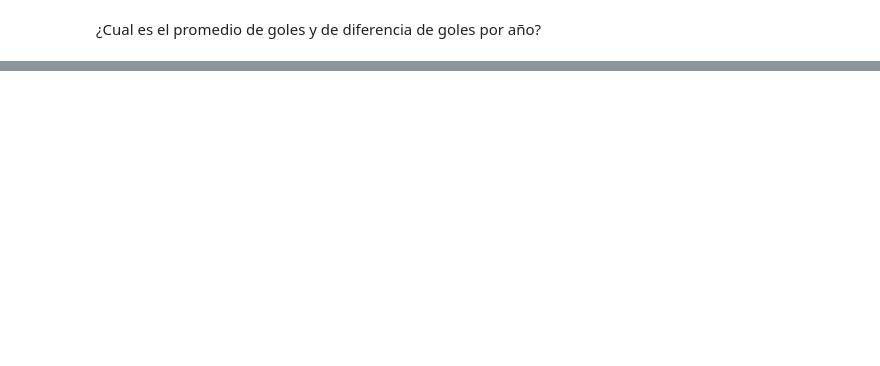
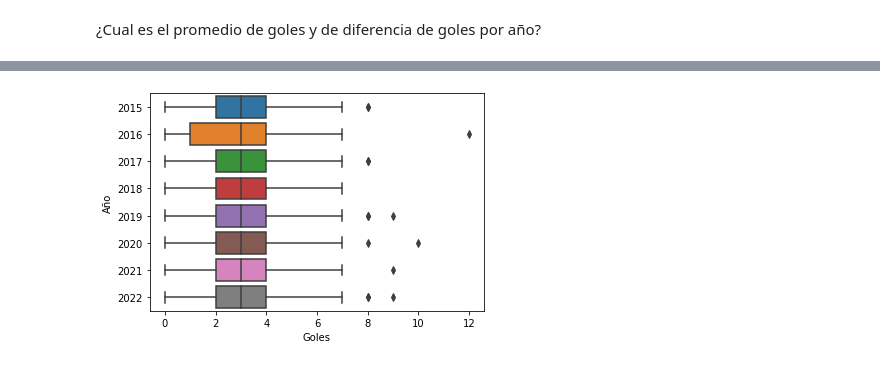
Before and after one commit to ThareauB/Proyecto-libertadores, a Jupyter notebook: proyecto_lib_ y_champ.ipynb, the cells around one changed output, grey strips where cells are left out. Saved outputs shown, nothing was run; the diff lists cells and outputs as text; code cells hidden in the pictures; blank space fills up the shorter version.

```diff
--- a/proyecto_lib_ y_champ.ipynb
+++ b/proyecto_lib_ y_champ.ipynb
@@ -768,0 +791,4 @@ En el año 2022 El Goles más común fue 2.0 y la diferencia de goles con mayor
+# %%
+sns.boxplot(data = df_champions, x = "Goles", y = "Año");
+# %% [output]
+[figure, added]
```
Also changed, not shown: parts of 22 cells of this notebook.
